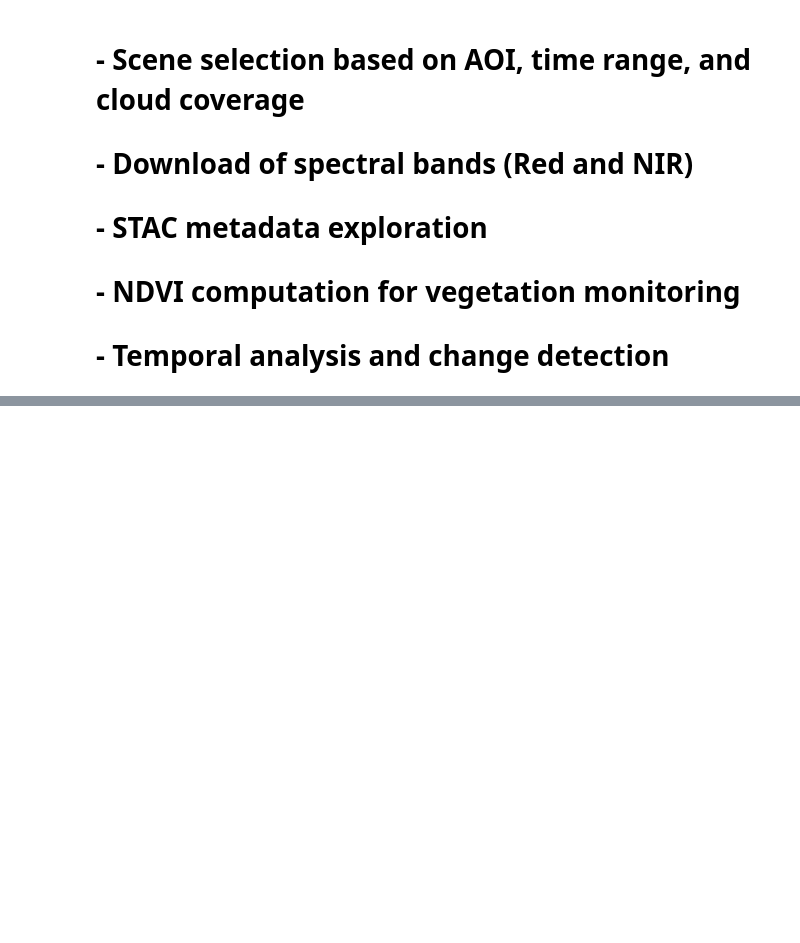
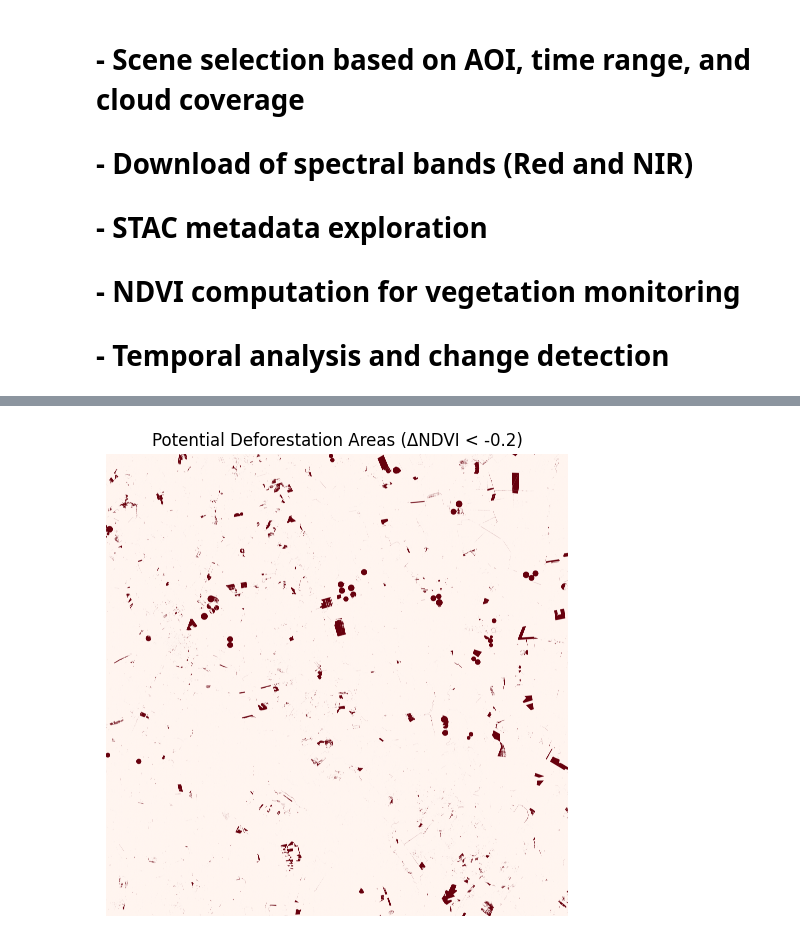
Before and after one commit to b-dienes/deforestation-monitoring, a Jupyter notebook: notebook/deforestation_monitoring.ipynb, the cells around one changed output, grey strips where cells are left out. Saved outputs shown, nothing was run; the diff lists cells and outputs as text; code cells hidden in the pictures; blank space fills up the shorter version.

```diff
--- a/notebook/deforestation_monitoring.ipynb
+++ b/notebook/deforestation_monitoring.ipynb
@@ -692,12 +811,14 @@ plt.show()
 # %%
 # Deforested areas
 # Negative NDVI change shows reduced vegetation health
 
 deforestation_mask = ndvi_diff < -0.2
 
 plt.figure(figsize=(7,6))
 plt.imshow(deforestation_mask, cmap="Reds")
-plt.title("Potential Vegetation Loss Areas (NDVI drop < -0.2)")
+plt.title("Potential Deforestation Areas (ΔNDVI < -0.2)")
 plt.axis("off")
 plt.show()
+# %% [output]
+[figure, added]
 # %% [markdown]
```
Also changed, not shown: parts of 18 cells of this notebook.
